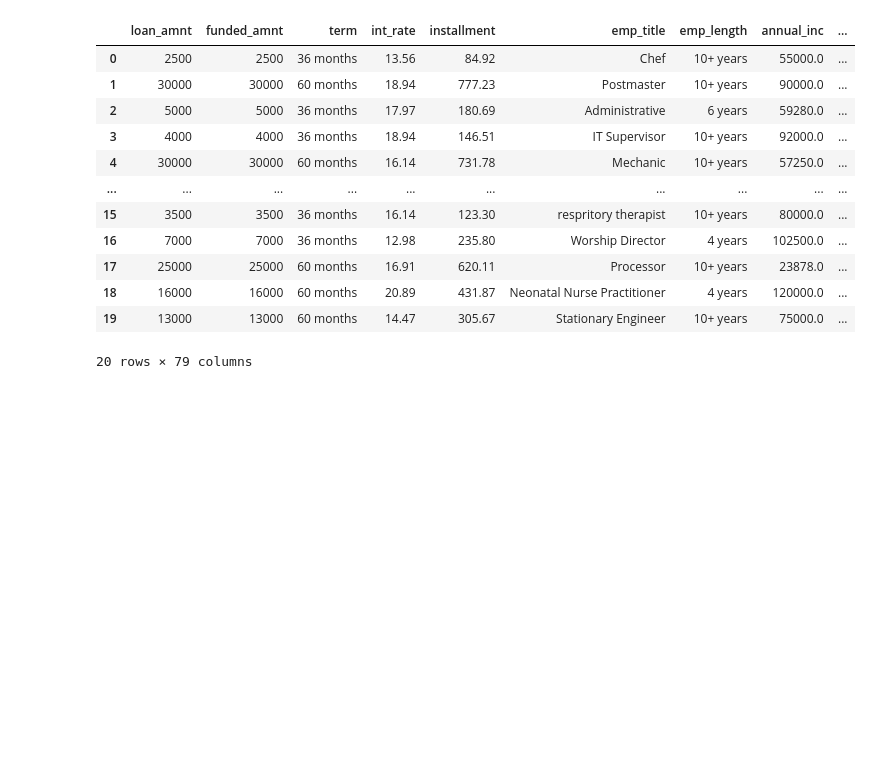
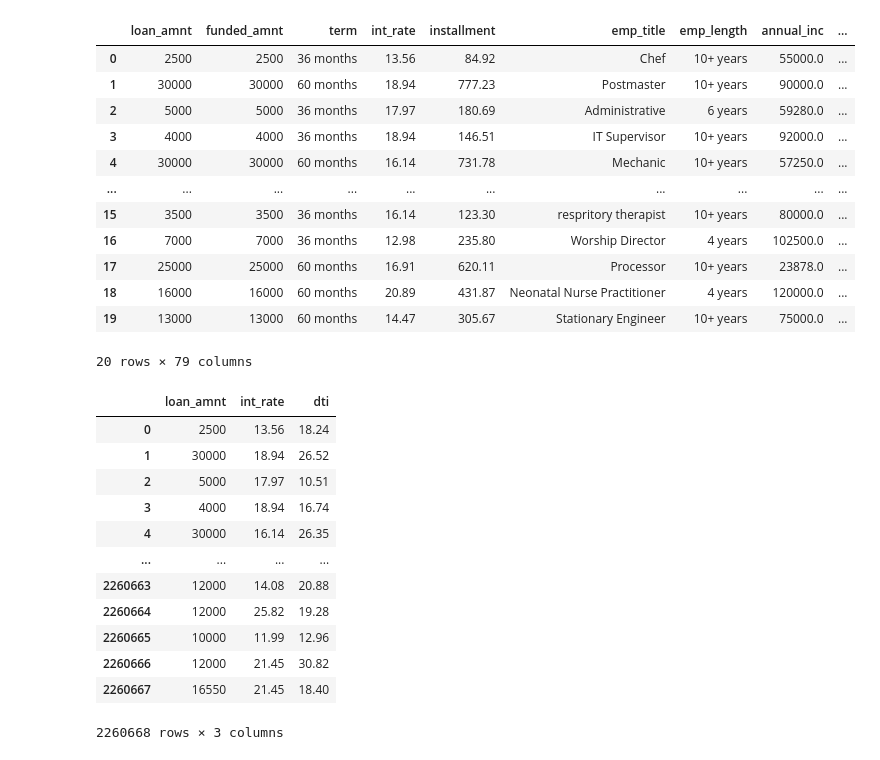
Before and after one commit to FYP-AI-Blockchain-Fraud-Detection-P2P/Data-Cleaning, a Jupyter notebook: notebooks/data_cleaning.ipynb, the cells around one changed output. Cells and saved outputs as stored; diff of their text form; code cells hidden in the pictures; blank space fills up the shorter version.

```diff
--- a/notebooks/data_cleaning.ipynb
+++ b/notebooks/data_cleaning.ipynb
@@ -303,4 +278,20 @@ final_cleaned_data.head(20)
 | 18 | 16000 | 16000 | 60 months | 20.89 | 431.87 | Neonatal Nurse Practitioner | 4 years | 120000.0 | ... |
 | 19 | 13000 | 13000 | 60 months | 14.47 | 305.67 | Stationary Engineer | 10+ years | 75000.0 | ... |
 20 rows × 79 columns
+# %%
+final_cleaned_data[['loan_amnt', 'int_rate', 'dti']]
+# %% [output]
+|  | loan_amnt | int_rate | dti |
+| 0 | 2500 | 13.56 | 18.24 |
+| 1 | 30000 | 18.94 | 26.52 |
+| 2 | 5000 | 17.97 | 10.51 |
+| 3 | 4000 | 18.94 | 16.74 |
+| 4 | 30000 | 16.14 | 26.35 |
+| ... | ... | ... | ... |
+| 2260663 | 12000 | 14.08 | 20.88 |
+| 2260664 | 12000 | 25.82 | 19.28 |
+| 2260665 | 10000 | 11.99 | 12.96 |
+| 2260666 | 12000 | 21.45 | 30.82 |
+| 2260667 | 16550 | 21.45 | 18.40 |
+2260668 rows × 3 columns
 # %%
```
Also changed, not shown: parts of 15 cells of this notebook.
